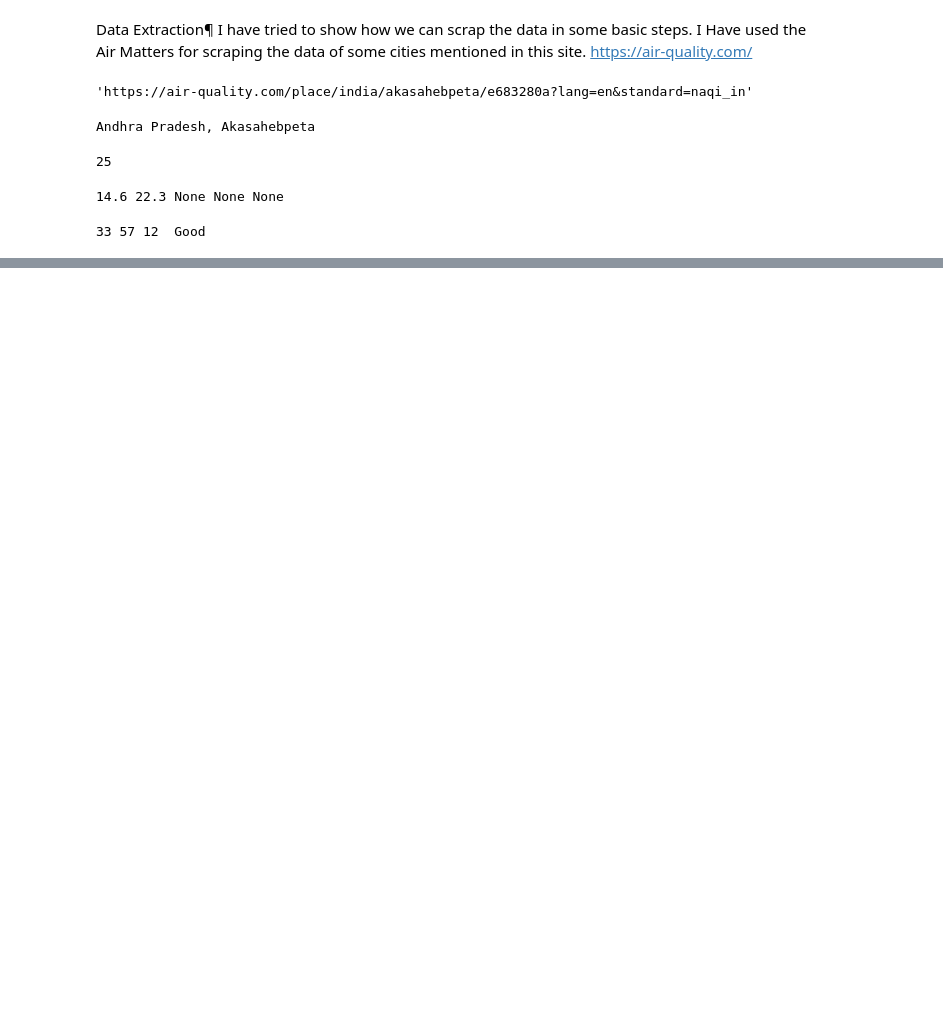
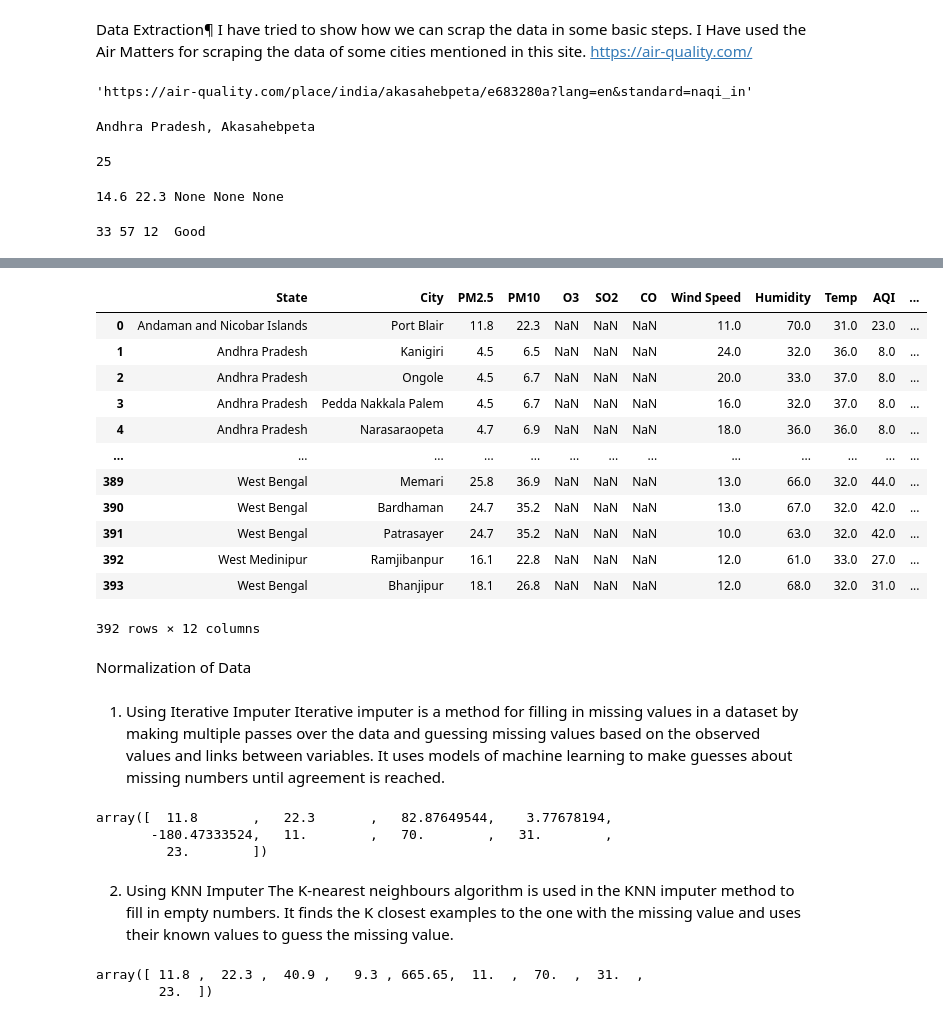
Before and after one commit to chandu-bala/EnviroMonitor, a Jupyter notebook: notebooks/AQI_Project.ipynb, the cells around one changed output, grey strips where cells are left out. Saved outputs shown, nothing was run; the diff lists cells and outputs as text; code cells hidden in the pictures; blank space fills up the shorter version.

```diff
--- a/notebooks/AQI_Project.ipynb
+++ b/notebooks/AQI_Project.ipynb
@@ -73,0 +198,61 @@ except ImportError:
+# %%
+# Create a boolean mask indicating which rows have missing values
+mask = df.isna().any(axis=1)
+
+# Use the mask to filter the DataFrame and display the rows with missing values
+rows_with_missing_values = df[mask]
+
+# Print the rows
+rows_with_missing_values
+# %% [output]
+|  | State | City | PM2.5 | PM10 | O3 | SO2 | CO | Wind Speed | Humidity | Temp | AQI | ... |
+| 0 | Andaman and Nicobar Islands | Port Blair | 11.8 | 22.3 | NaN | NaN | NaN | 11.0 | 70.0 | 31.0 | 23.0 | ... |
+| 1 | Andhra Pradesh | Kanigiri | 4.5 | 6.5 | NaN | NaN | NaN | 24.0 | 32.0 | 36.0 | 8.0 | ... |
+| 2 | Andhra Pradesh | Ongole | 4.5 | 6.7 | NaN | NaN | NaN | 20.0 | 33.0 | 37.0 | 8.0 | ... |
+| 3 | Andhra Pradesh | Pedda Nakkala Palem | 4.5 | 6.7 | NaN | NaN | NaN | 16.0 | 32.0 | 37.0 | 8.0 | ... |
+| 4 | Andhra Pradesh | Narasaraopeta | 4.7 | 6.9 | NaN | NaN | NaN | 18.0 | 36.0 | 36.0 | 8.0 | ... |
+| ... | ... | ... | ... | ... | ... | ... | ... | ... | ... | ... | ... | ... |
+| 389 | West Bengal | Memari | 25.8 | 36.9 | NaN | NaN | NaN | 13.0 | 66.0 | 32.0 | 44.0 | ... |
+| 390 | West Bengal | Bardhaman | 24.7 | 35.2 | NaN | NaN | NaN | 13.0 | 67.0 | 32.0 | 42.0 | ... |
+| 391 | West Bengal | Patrasayer | 24.7 | 35.2 | NaN | NaN | NaN | 10.0 | 63.0 | 32.0 | 42.0 | ... |
+| 392 | West Medinipur | Ramjibanpur | 16.1 | 22.8 | NaN | NaN | NaN | 12.0 | 61.0 | 33.0 | 27.0 | ... |
+| 393 | West Bengal | Bhanjipur | 18.1 | 26.8 | NaN | NaN | NaN | 12.0 | 68.0 | 32.0 | 31.0 | ... |
+392 rows × 12 columns
+# %% [markdown]
+Normalization of Data
+# %% [markdown]
+1. Using Iterative Imputer
+Iterative imputer is a method for filling in missing values in a dataset by making multiple passes over the data and guessing missing values based on the observed values and links between variables. It uses models of machine learning to make guesses about missing numbers until agreement is reached.
+# %%
+from sklearn.experimental import enable_iterative_imputer
+from sklearn.impute import IterativeImputer
+
+impute_data = df.drop(columns=["State","City","AQI Type"])
+
+# Initialize the IterativeImputer with the desired parameters
+imputer = IterativeImputer()
+
+# Perform imputation on the selected columns
+imputed_data = imputer.fit_transform(impute_data)
+imputed_data[0]
+# %% [output]
+array([  11.8       ,   22.3       ,   82.87649544,    3.77678194,
+       -180.47333524,   11.        ,   70.        ,   31.        ,
+         23.        ])
+# %% [markdown]
+2. Using KNN Imputer
+The K-nearest neighbours algorithm is used in the KNN imputer method to fill in empty numbers. It finds the K closest examples to the one with the missing value and uses their known values to guess the missing value.
+# %%
+from sklearn.impute import KNNImputer
+
+impute_data = df.drop(columns=["State","City","AQI Type"])
+
+# Initialize the KNNImputer with the desired parameters
+imputer = KNNImputer(n_neighbors=3,weights="uniform")
+
+# Perform imputation on the selected columns
+impute_data=imputer.fit_transform(impute_data)
+impute_data[0]
+# %% [output]
+array([ 11.8 ,  22.3 ,  40.9 ,   9.3 , 665.65,  11.  ,  70.  ,  31.  ,
+        23.  ])
```
Also changed, not shown: parts of 28 cells of this notebook, 2 other files.
